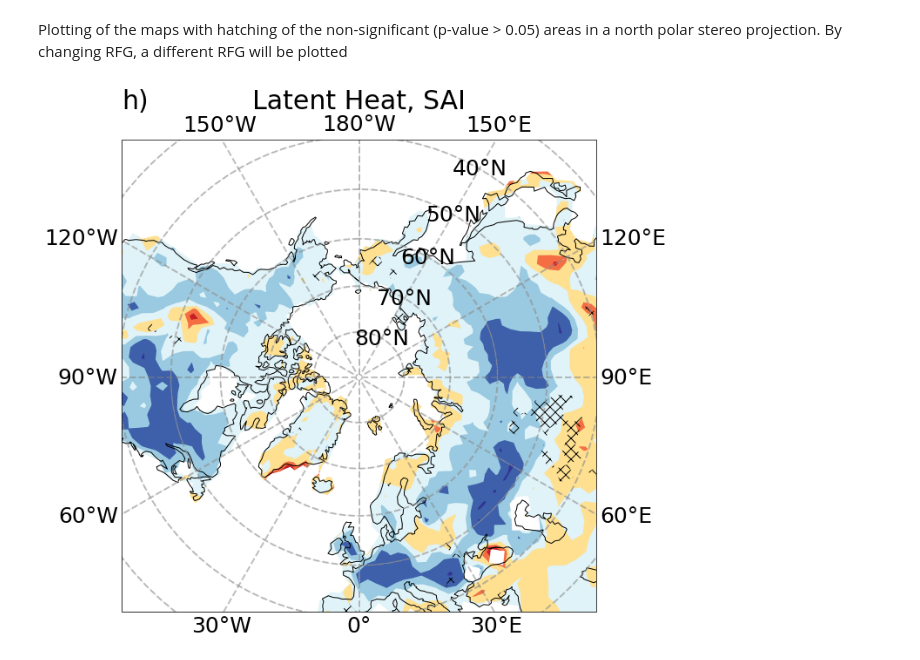
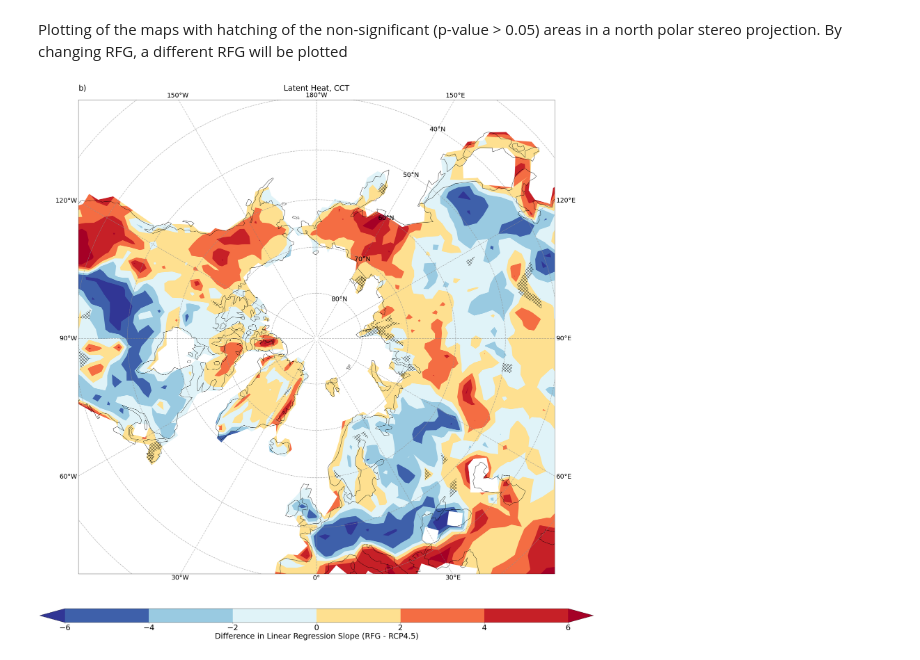
Before and after one commit to RhondaMueller/Codes-RFG-Arctic-Impacts, a Jupyter notebook: Figure_2_Latent_Heat.ipynb, the cells around one changed output. Drawn from its saved outputs; the diff is of its cells as text; code cells hidden in the pictures.

```diff
--- a/Figure_2_Latent_Heat.ipynb
+++ b/Figure_2_Latent_Heat.ipynb
@@ -49,7 +49,7 @@ def stipple(pCube, thresh=0.05, central_long=0):
 # %% [markdown]
 Load the LHFLX and TS files.  CCT03 starts 12 months after the other ensembles, hence why they start at 12.
 # %%
-path = r""
+path = r"E:\Datasets_Geoengineering\JS_files_new_sel_var/"
 
 CCT_Tmean_01 = iris.load(path + "TS_01_sel_var_CCT_cam.all.nc")[0][12:,:,:]
 CCT_Tmean_02 = iris.load(path + "TS_02_sel_var_CCT_cam.all.nc")[0][12:,:,:]
@@ -63,7 +63,7 @@ SAI_Tmean_01 = iris.load(path + "TS_01_sel_var_SAI_cam.all.nc")[0][12:,:,:]
 SAI_Tmean_02 = iris.load(path + "TS_02_sel_var_SAI_cam.all.nc")[0][12:,:,:]
 SAI_Tmean_03 = iris.load(path + "TS_03_sel_var_SAI_cam.all.nc")[0][12:,:,:]
 
-RCP_Tmean = iris.load(path + "TS_sel_var_RCP85_cam.all.nc")[0][:,:,:]
+RCP_Tmean = iris.load(r"E:\Datasets_Geoengineering\RCP45_variables\TS_RCP45_cam.all.nc")[0][:,:,:]
 
 CCT_01 = iris.load(path + "LHFLX_01_sel_var_CCT_cam.all.nc")[0][12:,:,:].data
 CCT_02 = iris.load(path + "LHFLX_02_sel_var_CCT_cam.all.nc")[0][12:,:,:].data
@@ -79,7 +79,7 @@ SAI_01 = iris.load(path + "LHFLX_01_sel_var_SAI_cam.all.nc")[0][12:,:,:].data
 SAI_02 = iris.load(path + "LHFLX_02_sel_var_SAI_cam.all.nc")[0][12:,:,:].data
 SAI_03 = iris.load(path + "LHFLX_03_sel_var_SAI_cam.all.nc")[0][12:,:,:].data
 
-RCP_01 = iris.load(path + "LHFLX_sel_var_RCP85_cam.all.nc")[0][:,:,:].data
+RCP_01 = iris.load(r"E:\Datasets_Geoengineering\RCP45_variables\LHFLX_RCP45_cam.all.nc")[0][:,:,:].data
 # %% [markdown]
 To calculate the global mean temperature, T$_{mean}$ needs to be cosine weighted.
 # %%
@@ -182,9 +182,10 @@ RCP_Tmean_Roll_mean = moving_average(RCP_Tmean_year_mean, 21)
 # %% [markdown]
 Open three datasets. Landmask is a random file that contains a landmask to later only iterate over the gridcells that are on land. Data is a nc file used to store the slopes and pval_data is a nc file used to store the p-values.
 # %%
-path = r""
+path = r"E:\Datasets_Geoengineering\JS_files_new_sel_var/"
+path2 = r"E:\Datasets_Geoengineering\Lin_Reg_Files/"
 
 landmask = iris.load(path + "TSA_01_sel_var_MSB.all.nc")[0][:,:,:]
-data = Dataset(path + "LHFLX_01_sel_var_all_RFG.all.nc", "a")
-pval_data = Dataset(path + "LHFLX_01_sel_var_all_RFG_pval.all.nc", "a")
+data = Dataset(path2 + "LHFLX_01_sel_var_all_RFG.all.nc", "a")
+pval_data = Dataset(path2 + "LHFLX_01_sel_var_all_RFG_pval.all.nc", "a")
 # %% [markdown]
@@ -422,16 +423,16 @@ pval_data.close()
 # %% [markdown]
 Plotting of the maps with hatching of the non-significant (p-value > 0.05) areas in a north polar stereo projection.  By changing RFG, a different RFG will be plotted
 # %%
-RFG = 2 ## 0 = CCT, 1 = MSB, 2 = SAI
+RFG = 0 ## 0 = CCT, 1 = MSB, 2 = SAI
 RFG_names = ["CCT", "MCB", "SAI"]
 title_letter = ["b)", "e)", "h)"]
 
 matplotlib.rcParams.update({'font.size': 20})
 
-path2 = r""
+path2 = r"E:\Datasets_Geoengineering\Lin_Reg_Files/"
 
-RFG_plot = iris.load(path + "LHFLX_01_sel_var_all_RFG.all.nc")[0]
-P_val = iris.load(path + "LHFLX_01_sel_var_all_RFG_pval.all.nc")[0]
+RFG_plot = iris.load(path2 + "LHFLX_01_sel_var_all_RFG.all.nc")[0]
+P_val = iris.load(path2 + "LHFLX_01_sel_var_all_RFG_pval.all.nc")[0]
 RFG_plot.data.mask = landmask.data.mask
 P_val.data.mask = landmask.data.mask
 for lat in range(0, 96):
@@ -439,36 +440,38 @@ for lat in range(0, 96):
         if P_val[RFG,lat,lon].data < 0.05:
             P_val.data.mask[RFG,lat,lon] = True
 
 brewer_cmap = mpl_cm.get_cmap("brewer_RdBu_11")
 cmap = mpl_cm.get_cmap('RdYlBu_r', 16)
 
 
-matplotlib.rcParams.update({'font.size': 39})
+matplotlib.rcParams.update({'font.size': 30})
 
-fig=plt.figure(figsize=(10,10), constrained_layout = True)
+fig=plt.figure(figsize=(30,30), constrained_layout = True)
 ax = plt.subplot(111,projection = ccrs.NorthPolarStereo())
 
 
 ax.gridlines(color='lightgray',linestyle='--',linewidth=0.5)
 fig = iplt.contourf(RFG_plot[RFG, 50:,:], cmap=cmap, extend = "both", projection=ccrs.NorthPolarStereo())
 fig2 = iplt.contourf(P_val[RFG, 50:,:], alpha=0, hatches = ['xx'], colors = 'none',projection=ccrs.NorthPolarStereo())
 gl = ax.gridlines(crs=ccrs.PlateCarree(), draw_labels=True,linewidth=2, color='gray', alpha=0.5, linestyle='--')
-#cb = plt.colorbar(fig, orientation="horizontal", pad = 0.05, extend = "both", aspect=40)
-#cb.set_label(label = "Difference in Linear Regression Slope (" + RFG_names[RFG] +" - RCP8.5)")
-#cb.ax.tick_params(labelsize=20)
+cb = plt.colorbar(fig, orientation="horizontal", pad = 0.05, extend = "both", aspect=40)
+cb.set_label(label = "Difference in Linear Regression Slope (RFG - RCP4.5)")
+cb.ax.tick_params(labelsize=30)
 ax.set_extent((-180,180,40.5,90),crs = ccrs.PlateCarree())
 plt.gca().coastlines()
 plt.title("Latent Heat, " + RFG_names[RFG], fontsize = 30)
 plt.title(title_letter[RFG],  loc = "left", fontsize = 30)
 
 from cartopy.mpl.gridliner import LONGITUDE_FORMATTER, LATITUDE_FORMATTER
 import matplotlib.ticker as mticker
 
 gl.xlocator = mticker.FixedLocator(np.concatenate([np.arange(-180,181-30,30)]))
 gl.xformatter = LONGITUDE_FORMATTER
 gl.xlabel_style = {'color': 'k','rotation':0, "size":25}
 gl.ylabel_style = {"size":25}
 
 figure = plt.gcf()
+
+plt.savefig(r"C:\Users\rhonda\OneDrive\Dokumente\Uni-DESKTOP-8400FCB\Master Thesis\Figures for Paper\Fig2_colorbar.jpg",bbox_inches='tight')
 # %% [output]
-[figure, old version]
+[figure, new version]
```
Also changed, not shown: parts of 2 cells of this notebook, 10 other files.
